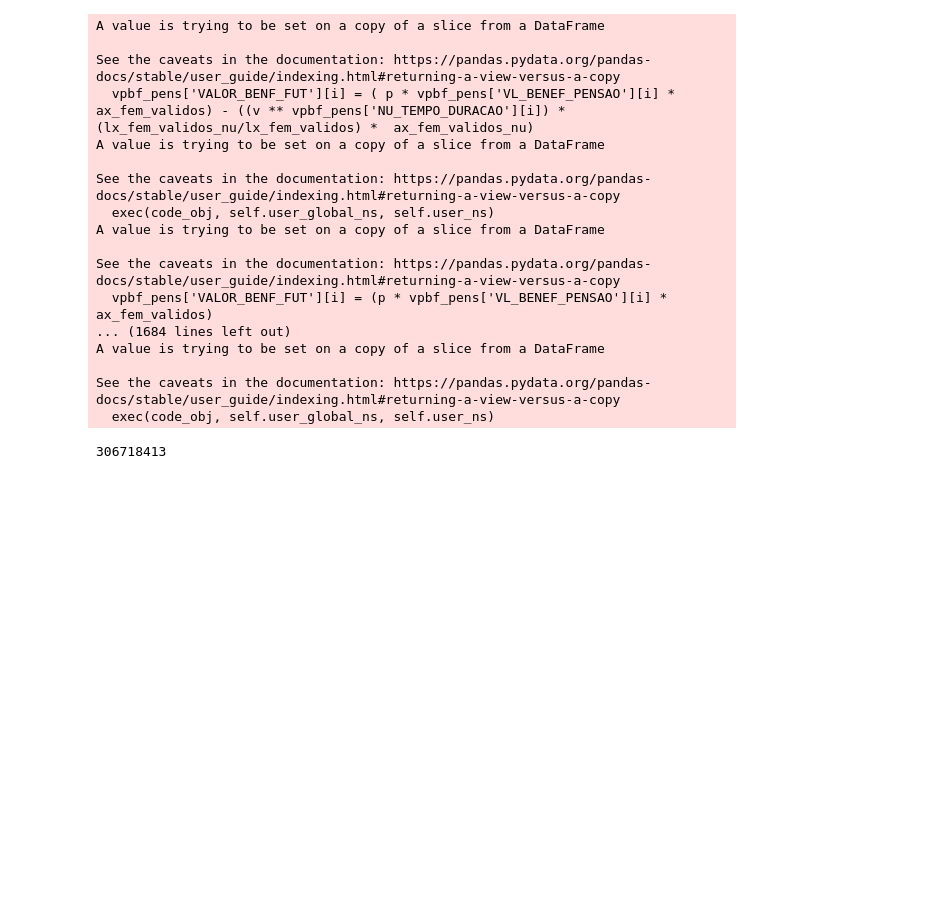
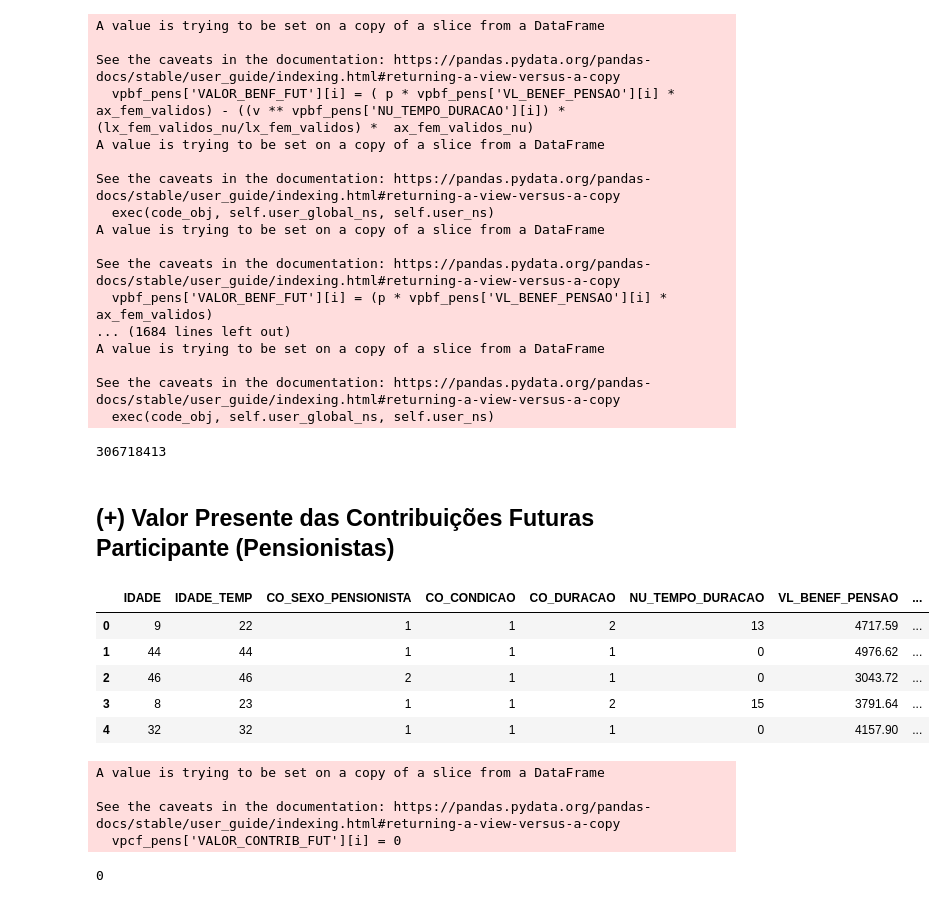
Before and after one commit to alexdesousapereira/CodigosTratamentoRPPS, a Jupyter notebook: PARTE2-CalculoDREAtuarial.ipynb, the cells around one changed output. Cells and saved outputs as stored; diff of their text form; code cells hidden in the pictures; blank space fills up the shorter version.

Commit message:
Linha 4 do calcúlo de contribuição futura

```diff
--- a/PARTE2-CalculoDREAtuarial.ipynb
+++ b/PARTE2-CalculoDREAtuarial.ipynb
@@ -388,6 +348,0 @@ ax_fem_validos[]
-# %%
-ax_fem_validos = axs.loc[(axs['IDADE'] == vpbf_pens['IDADE'][0]),['AX_FEM_VALIDOS']]['AX_FEM_VALIDOS']
-ax_fem_validos_nu = axs.loc[(axs['IDADE'] == vpbf_pens['IDADE_TEMP'][0]),['AX_FEM_VALIDOS']]['AX_FEM_VALIDOS']
-lx_fem_validos = lxs.loc[(lxs['IDADE'] == vpbf_pens['IDADE'][0]),['LX_FEM_VALIDOS']]['LX_FEM_VALIDOS']
-lx_fem_validos_nu = lxs.loc[(axs['IDADE'] == vpbf_pens['IDADE_TEMP'][0]),['LX_FEM_VALIDOS']]['LX_FEM_VALIDOS']
-vpbf_pens['VALOR_BENF_FUT'][0] = (p * vpbf_pens['VL_BENEF_PENSAO'][0] *  ax_fem_validos)
@@ -403,6 +348,0 @@ See the caveats in the documentation: https://pandas.pydata.org/pandas-docs/stab
-# %%
-ax_fem_validos = axs.loc[(axs['IDADE'] == vpbf_pens['IDADE'][0]),['AX_FEM_VALIDOS']]['AX_FEM_VALIDOS']
-ax_fem_validos_nu = axs.loc[(axs['IDADE'] == vpbf_pens['IDADE_TEMP'][0]),['AX_FEM_VALIDOS']]['AX_FEM_VALIDOS']
-lx_fem_validos = lxs.loc[(lxs['IDADE'] == vpbf_pens['IDADE'][0]),['LX_FEM_VALIDOS']]['LX_FEM_VALIDOS']
-lx_fem_validos_nu = lxs.loc[(axs['IDADE'] == vpbf_pens['IDADE_TEMP'][0]),['LX_FEM_VALIDOS']]['LX_FEM_VALIDOS']
-vpbf_pens['VALOR_BENF_FUT'][0] = ( p * vpbf_pens['VL_BENEF_PENSAO'][0] *  ax_fem_validos) - ((v ** vpbf_pens['NU_TEMPO_DURACAO'][0]) * (lx_fem_validos_nu/lx_fem_validos) *  ax_fem_validos_nu)
@@ -418,2 +348,0 @@ See the caveats in the documentation: https://pandas.pydata.org/pandas-docs/stab
-# %%
-lx_fem_validos = lxs.loc[(lxs['IDADE'] == vpbf_pens['IDADE'][0]),['LX_FEM_VALIDOS']]['LX_FEM_VALIDOS'].iloc[0]
@@ -525,3 +426,16 @@ See the caveats in the documentation: https://pandas.pydata.org/pandas-docs/stab
 vpbf_pens['VALOR_BENF_FUT'].sum()
 # %% [output]
 306718413
+# %% [markdown]
+## (+) Valor Presente das Contribuições Futuras Participante (Pensionistas)
+# %%
+vpcf_pens = vpbf_pens.copy()
+# %%
+vpcf_pens.head()
+# %% [output]
+|  | IDADE | IDADE_TEMP | CO_SEXO_PENSIONISTA | CO_CONDICAO | CO_DURACAO | NU_TEMPO_DURACAO | VL_BENEF_PENSAO | ... |
+| 0 | 9 | 22 | 1 | 1 | 2 | 13 | 4717.59 | ... |
+| 1 | 44 | 44 | 1 | 1 | 1 | 0 | 4976.62 | ... |
+| 2 | 46 | 46 | 2 | 1 | 1 | 0 | 3043.72 | ... |
+| 3 | 8 | 23 | 1 | 1 | 2 | 15 | 3791.64 | ... |
+| 4 | 32 | 32 | 1 | 1 | 1 | 0 | 4157.90 | ... |
@@ -527,0 +447,36 @@ vpbf_pens['VALOR_BENF_FUT'].sum()
+# %%
+for i in range(len(vpcf_pens)):
+  if vpcf_pens['VL_BENEF_PENSAO'][i] > teto:
+
+    if vpcf_pens['CO_SEXO_PENSIONISTA'][i] == 1 and vpcf_pens['CO_CONDICAO'][i] == 1:
+
+      ax_fem_validos = axs.loc[(axs['IDADE'] == vpcf_pens['IDADE'][i]),['AX_FEM_VALIDOS']]['AX_FEM_VALIDOS'].iloc[0]
+      vpcf_pens['VALOR_CONTRIB_FUT'][i] = p * (ax_fem_validos * vpcf_pens['VL_BENEF_PENSAO'][i]) * ((vpcf_pens['VL_BENEF_PENSAO'][i] - teto ) / vpcf_pens['VL_BENEF_PENSAO'][i]) * t
+
+    elif vpcf_pens['CO_SEXO_PENSIONISTA'][i] == 2 and vpcf_pens['CO_CONDICAO'][i] == 1:
+
+      ax_masc_validos = axs.loc[(axs['IDADE'] == vpcf_pens['IDADE'][i]),['AX_MASC_VALIDOS']]['AX_MASC_VALIDOS'].iloc[0]
+      vpcf_pens['VALOR_CONTRIB_FUT'][i] = p * (ax_masc_validos * vpcf_pens['VL_BENEF_PENSAO'][i]) * ((vpcf_pens['VL_BENEF_PENSAO'][i] - teto ) / vpcf_pens['VL_BENEF_PENSAO'][i]) * t
+
+    elif vpcf_pens['CO_SEXO_PENSIONISTA'][i] == 1 and vpcf_pens['CO_CONDICAO'][i] == 2:
+
+      ax_fem_invalidos = axs.loc[(axs['IDADE'] == vpcf_pens['IDADE'][i]),['AX_FEM_INVALIDOS']]['AX_FEM_INVALIDOS'].iloc[0]
+      vpcf_pens['VALOR_CONTRIB_FUT'][i] = p * (ax_fem_invalidos * vpcf_pens['VL_BENEF_PENSAO'][i]) * ((vpcf_pens['VL_BENEF_PENSAO'][i] - teto ) / vpcf_pens['VL_BENEF_PENSAO'][i]) * t
+
+    elif vpcf_pens['CO_SEXO_PENSIONISTA'][i] == 2 and vpcf_pens['CO_CONDICAO'][i] == 2:
+
+      ax_masc_invalidos = axs.loc[(axs['IDADE'] == vpcf_pens['IDADE'][i]),['AX_MASC_INVALIDOS']]['AX_MASC_INVALIDOS'].iloc[0]
+      vpcf_pens['VALOR_CONTRIB_FUT'][i] = p * (ax_masc_invalidos * vpcf_pens['VL_BENEF_PENSAO'][i]) * ((vpcf_pens['VL_BENEF_PENSAO'][i] - teto ) / vpcf_pens['VL_BENEF_PENSAO'][i]) * t
+
+  else:
+
+    vpcf_pens['VALOR_CONTRIB_FUT'][i] = 0
+# %% [output]
+A value is trying to be set on a copy of a slice from a DataFrame
+
+See the caveats in the documentation: https://pandas.pydata.org/pandas-docs/stable/user_guide/indexing.html#returning-a-view-versus-a-copy
+  vpcf_pens['VALOR_CONTRIB_FUT'][i] = 0
+# %%
+vpcf_pens['VALOR_CONTRIB_FUT'].sum()
+# %% [output]
+0
```
Also changed, not shown: parts of 19 cells of this notebook, 1 other file.
